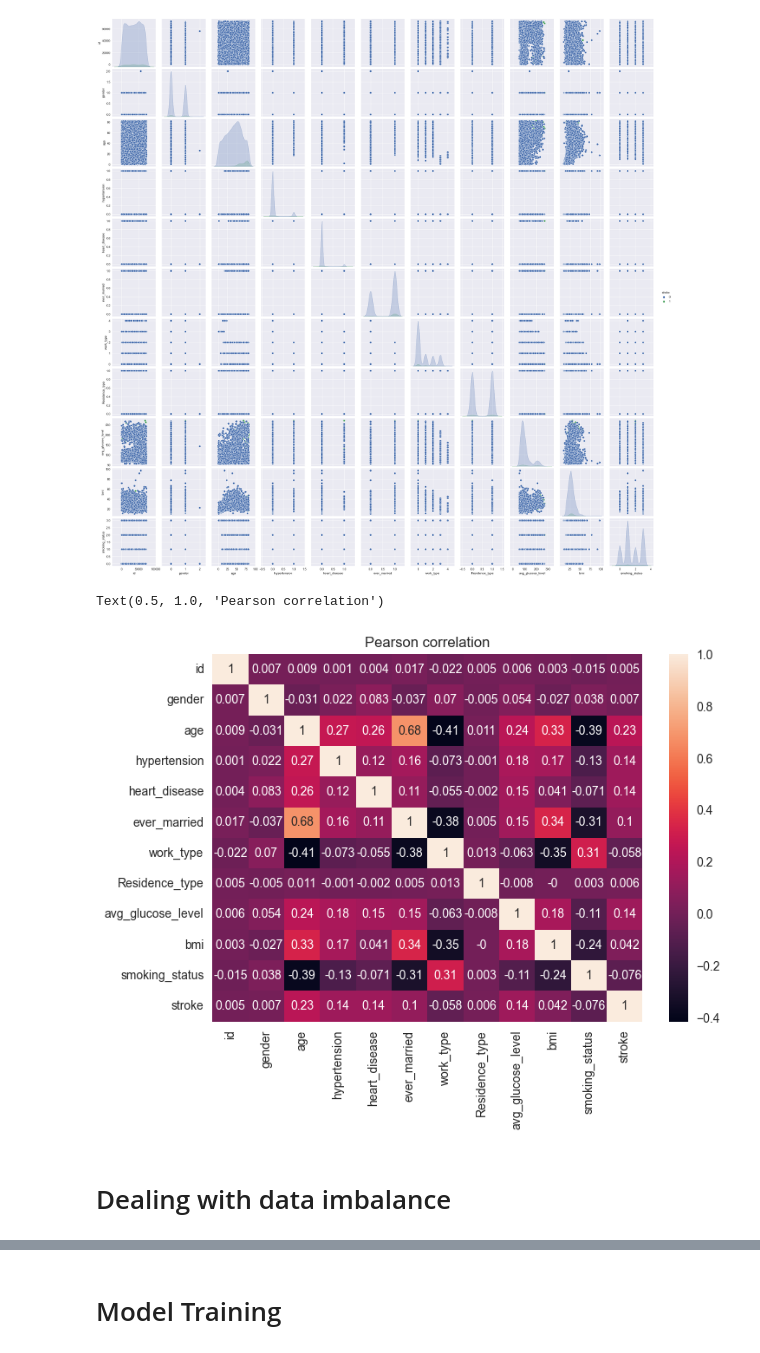
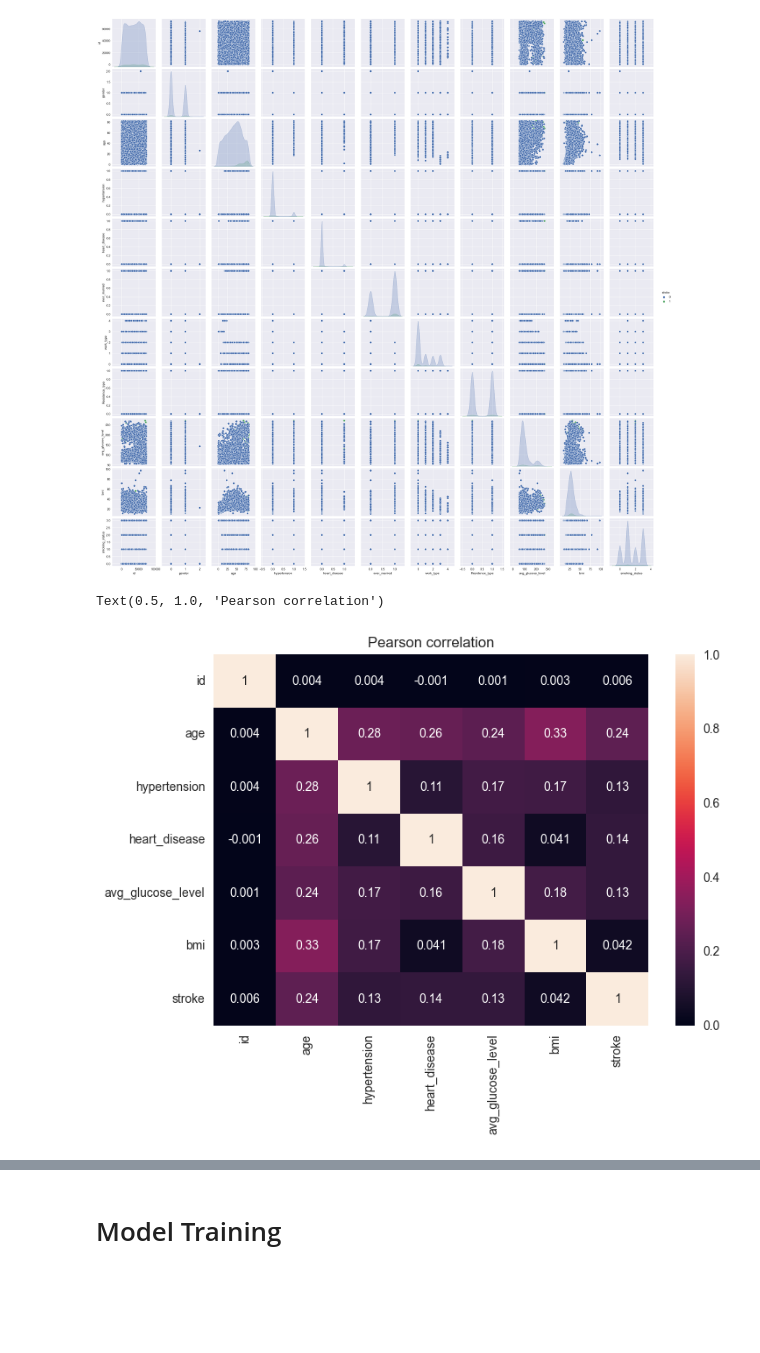
Before and after one commit to maxADeVisser/IDSS_PW3, a Jupyter notebook: data_preprocessing.ipynb, the cells around one changed output, grey strips where cells are left out. Cells and saved outputs as stored; diff of their text form; code cells hidden in the pictures; blank space fills up the shorter version.

```diff
--- a/data_preprocessing.ipynb
+++ b/data_preprocessing.ipynb
@@ -34,11 +36,9 @@ sns.pairplot(df_raw, hue='stroke')
 [figure]
 # %%
 # make correlation plot
-corr = df.corr("pearson").round(3)
+corr = df_raw.corr("pearson").round(3)
 sns.heatmap(corr, annot=True)
 plt.title("Pearson correlation")
 # %% [output]
 Text(0.5, 1.0, 'Pearson correlation')
-[figure, old version]
+[figure, new version]
-# %% [markdown]
-# Dealing with data imbalance
```
Also changed, not shown: parts of 17 cells of this notebook.
